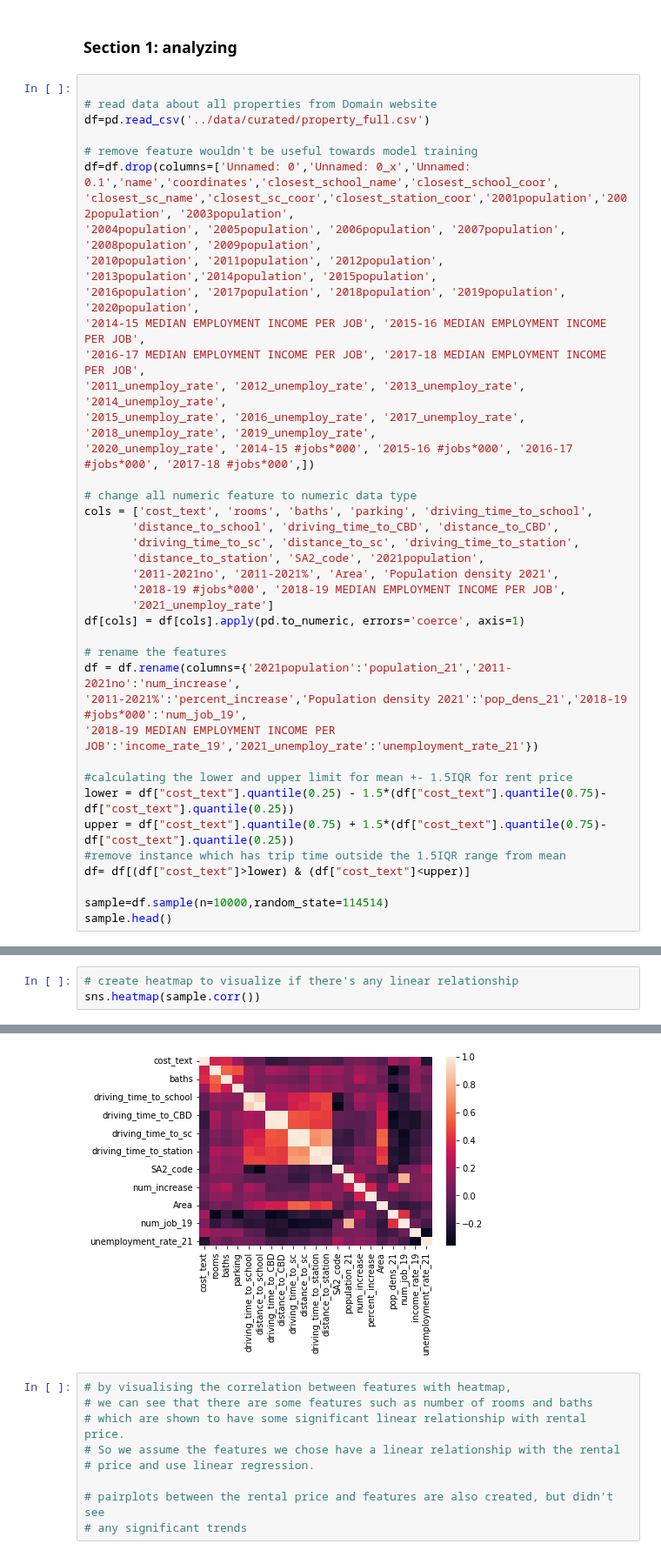
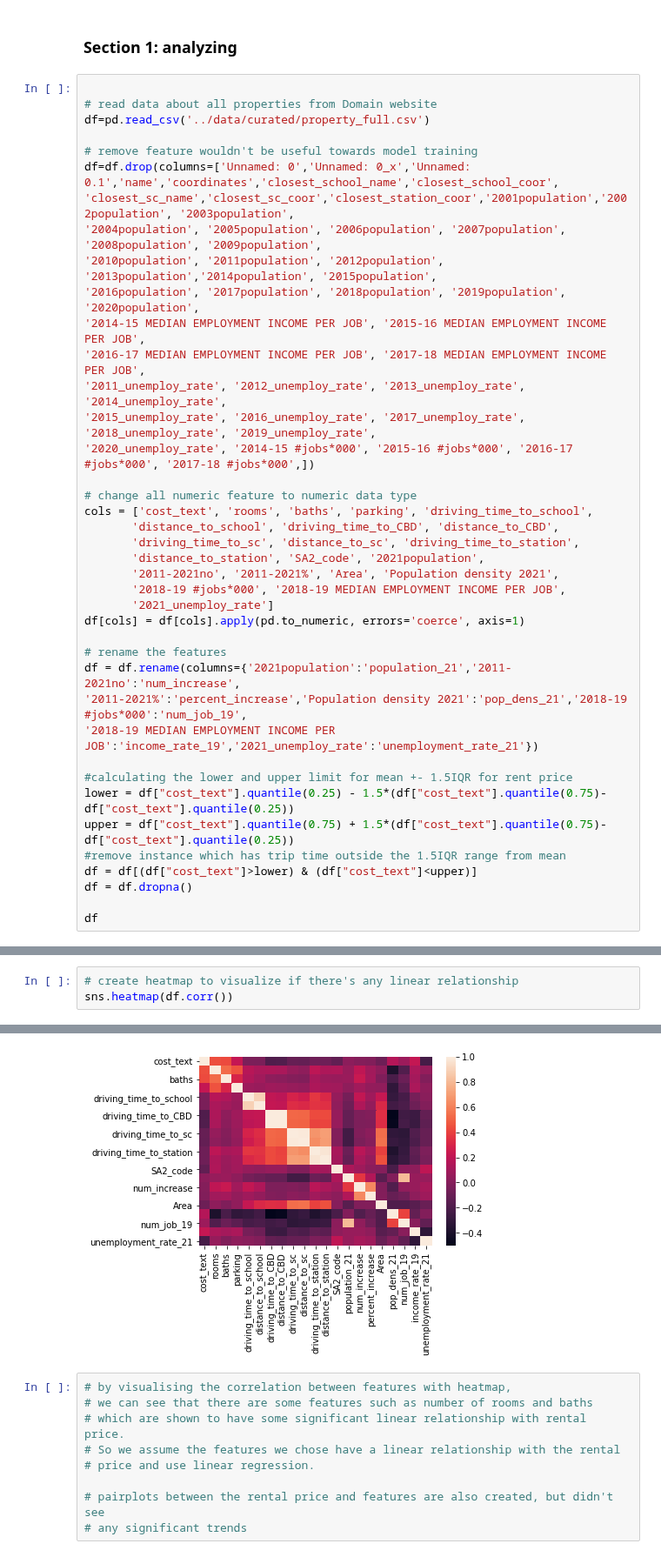
Before and after one commit to MAST30034-Applied-Data-Science/generic-real-estate-consulting-project-group-22, a Jupyter notebook: notebooks/summary.ipynb, the cells around one changed output, grey strips where cells are left out. Shown at 87% size. Cells and saved outputs as stored; diff of their text form.

```diff
--- a/notebooks/summary.ipynb
+++ b/notebooks/summary.ipynb
@@ -58,9 +63,9 @@ df = df.rename(columns={'2021population':'population_21','2011-2021no':'num_incr
 lower = df["cost_text"].quantile(0.25) - 1.5*(df["cost_text"].quantile(0.75)-df["cost_text"].quantile(0.25))
 upper = df["cost_text"].quantile(0.75) + 1.5*(df["cost_text"].quantile(0.75)-df["cost_text"].quantile(0.25))
 #remove instance which has trip time outside the 1.5IQR range from mean
-df= df[(df["cost_text"]>lower) & (df["cost_text"]<upper)]
+df = df[(df["cost_text"]>lower) & (df["cost_text"]<upper)]
+df = df.dropna()
 
-sample=df.sample(n=10000,random_state=114514)
-sample.head()
+df
 # %% [output]
 |  | cost_text | rooms | baths | parking | driving_time_to_school | distance_to_school | driving_time_to_CBD | ... |
@@ -73,9 +94,9 @@ sample.head()
 # %%
 # create heatmap to visualize if there's any linear relationship
-sns.heatmap(sample.corr())
+sns.heatmap(df.corr())
 # %% [output]
 <AxesSubplot:>
-[figure, old version]
+[figure, new version]
 # %%
 # by visualising the correlation between features with heatmap,
 # we can see that there are some features such as number of rooms and baths
```
Also changed, not shown: parts of 18 cells of this notebook, 1 other file.
